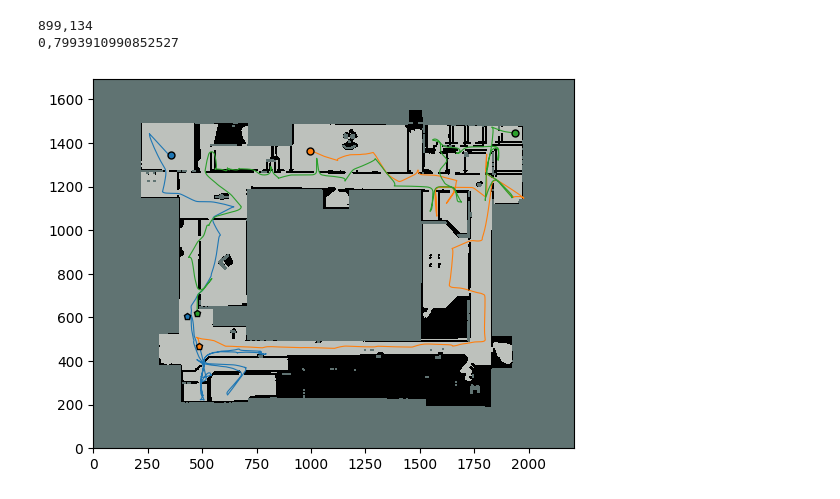
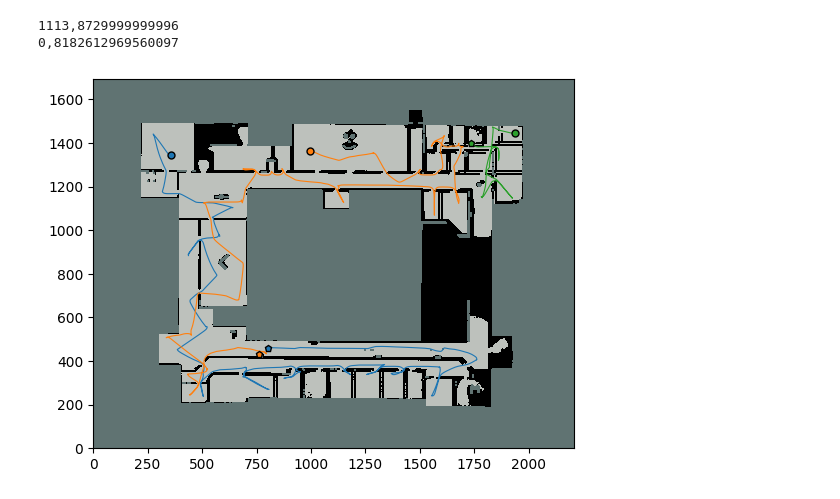
Before and after one commit to aislabunimi/multirobot_exploration_rendezvous, a Jupyter notebook: stats/stats.ipynb, the cells around one changed output. Saved outputs shown, nothing was run; the diff lists cells and outputs as text; code cells hidden in the pictures.

```diff
--- a/stats/stats.ipynb
+++ b/stats/stats.ipynb
@@ -6,10 +6,10 @@ import sqlite3
 # %%
 path = '../data/data_test.db'
 # %%
-SR = SingleRun(path,6,real_map='office_big')
+SR = SingleRun(path,7,real_map='office_big')
 print(str(SR.get_rendezvous_time()).replace('.',','))
 print(str(SR.get_perc_area(check_map=True, check_pos=True)).replace('.',','))
 # %% [output]
-899,134
-0,7993910990852527
+1113,8729999999996
+0,8182612969560097
-[figure, old version]
+[figure, new version]
```
Also changed, not shown: 39 other files.
